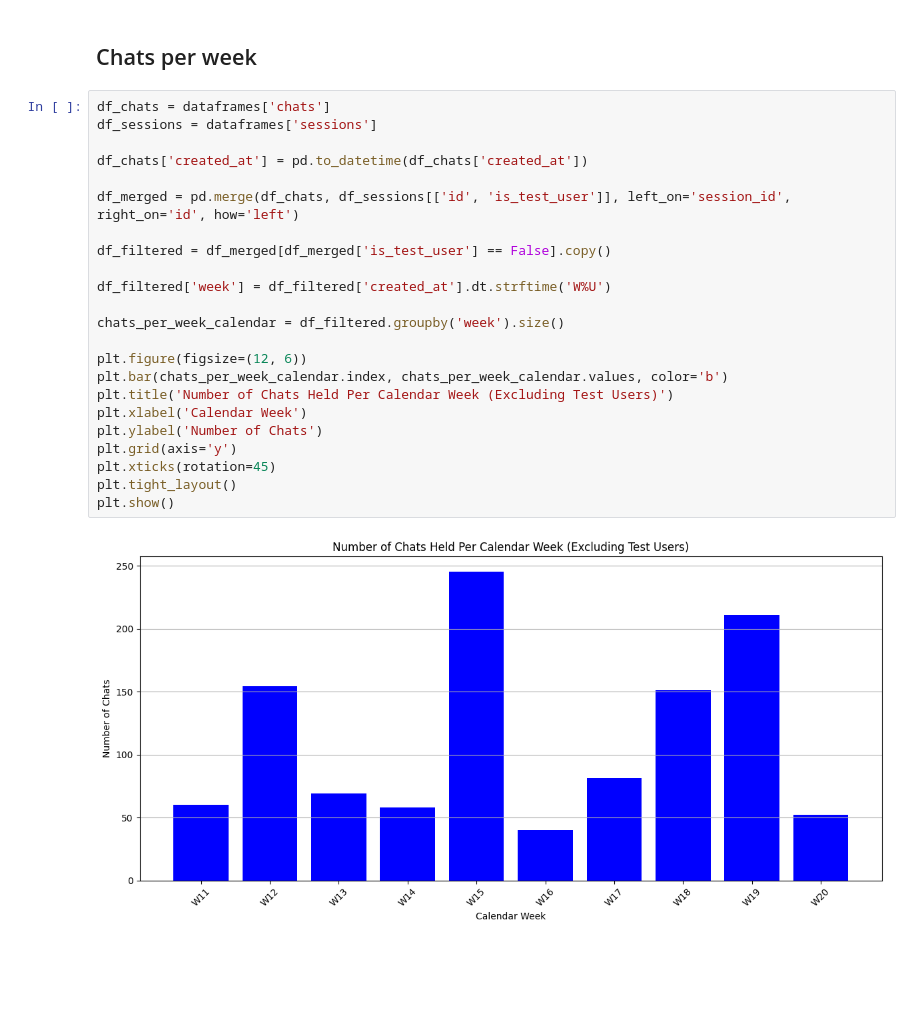
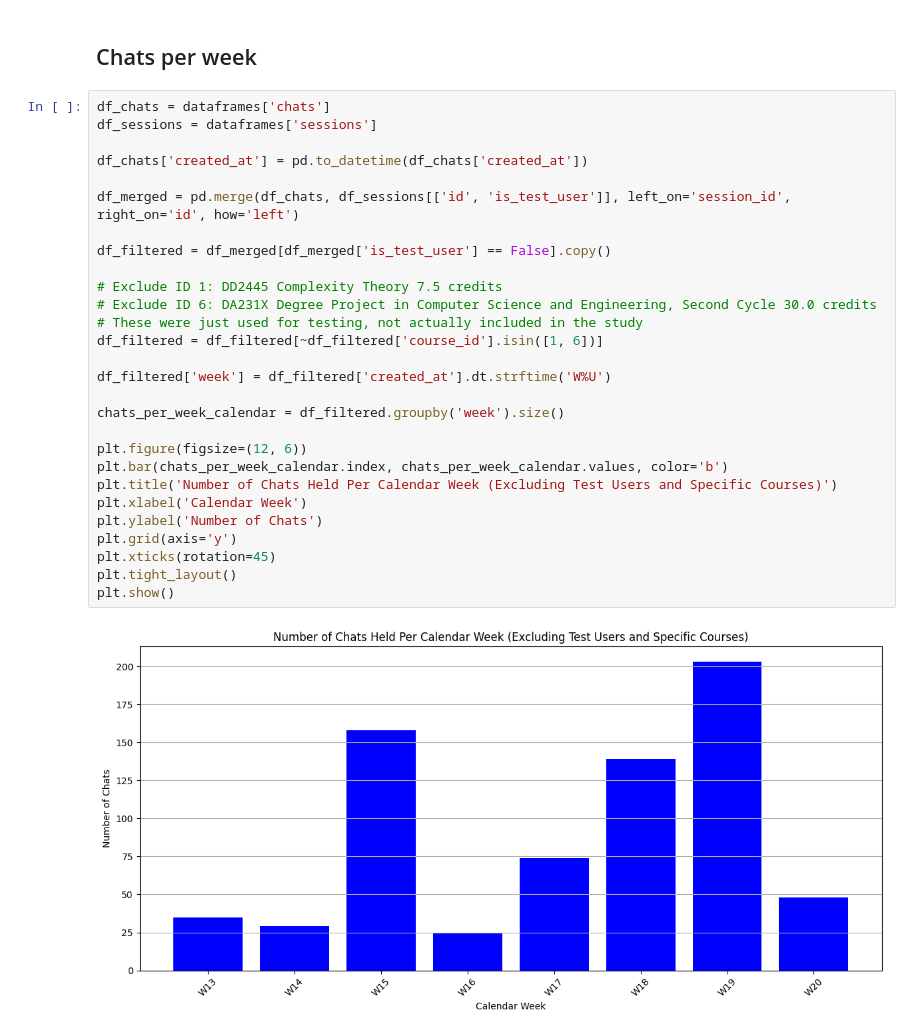
Before and after one commit to nattvara/DA231X, a Jupyter notebook: results/notebooks/usage.ipynb, the cells around one changed output. Drawn from its saved outputs; the diff is of its cells as text; blank space fills up the shorter version.

Commit message:
add breakdown per course

```diff
--- a/results/notebooks/usage.ipynb
+++ b/results/notebooks/usage.ipynb
@@ -100,25 +142,30 @@ plt.show()
 # %%
 df_chats = dataframes['chats']
 df_sessions = dataframes['sessions']
 
 df_chats['created_at'] = pd.to_datetime(df_chats['created_at'])
 
 df_merged = pd.merge(df_chats, df_sessions[['id', 'is_test_user']], left_on='session_id', right_on='id', how='left')
 
 df_filtered = df_merged[df_merged['is_test_user'] == False].copy()
 
+# Exclude ID 1: DD2445 Complexity Theory 7.5 credits
+# Exclude ID 6: DA231X Degree Project in Computer Science and Engineering, Second Cycle 30.0 credits
+# These were just used for testing, not actually included in the study
+df_filtered = df_filtered[~df_filtered['course_id'].isin([1, 6])]
+
 df_filtered['week'] = df_filtered['created_at'].dt.strftime('W%U')
 
 chats_per_week_calendar = df_filtered.groupby('week').size()
 
 plt.figure(figsize=(12, 6))
 plt.bar(chats_per_week_calendar.index, chats_per_week_calendar.values, color='b')
-plt.title('Number of Chats Held Per Calendar Week (Excluding Test Users)')
+plt.title('Number of Chats Held Per Calendar Week (Excluding Test Users and Specific Courses)')
 plt.xlabel('Calendar Week')
 plt.ylabel('Number of Chats')
 plt.grid(axis='y')
 plt.xticks(rotation=45)
 plt.tight_layout()
 plt.show()
 # %% [output]
-[figure, old version]
+[figure, new version]
```
Also changed, not shown: parts of 4 cells of this notebook.
